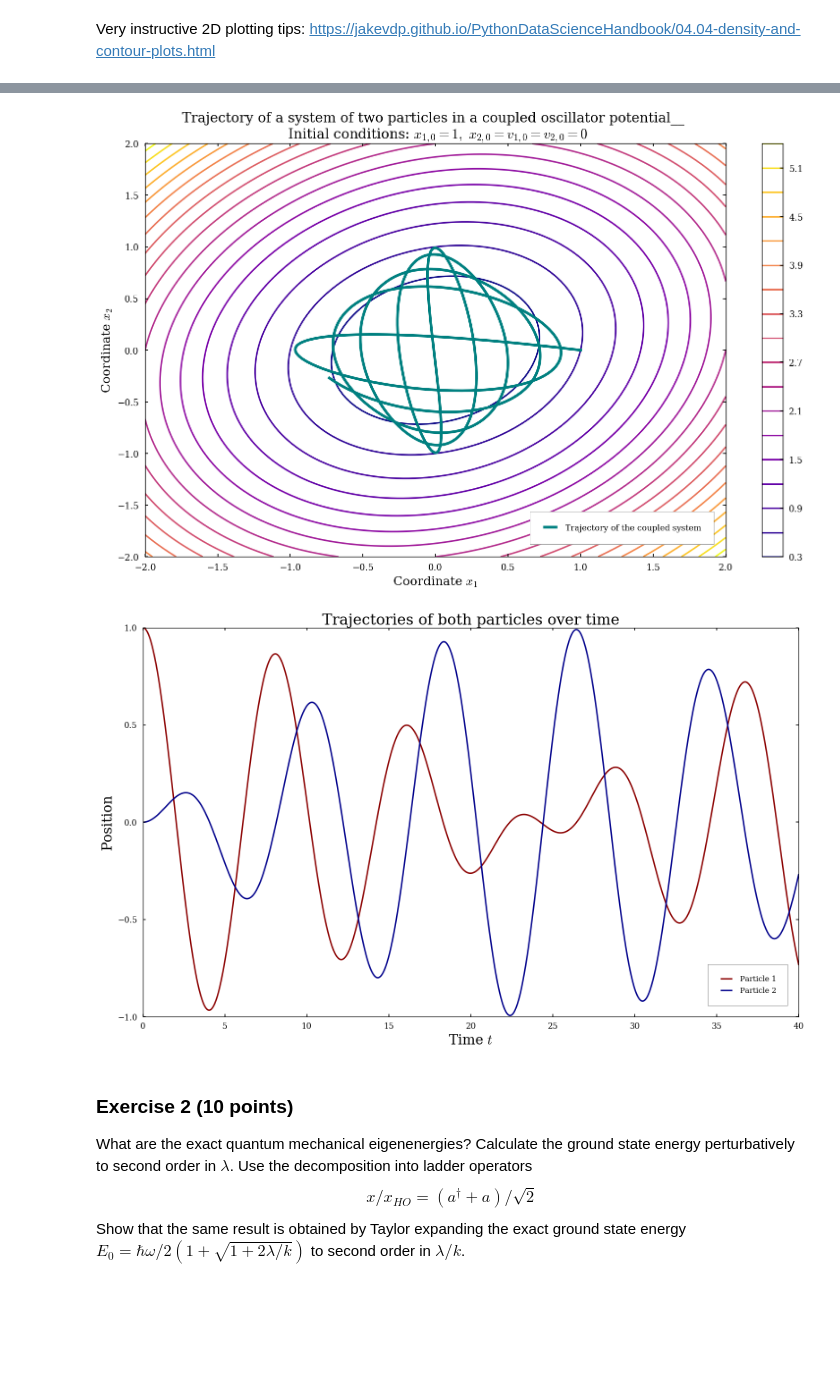
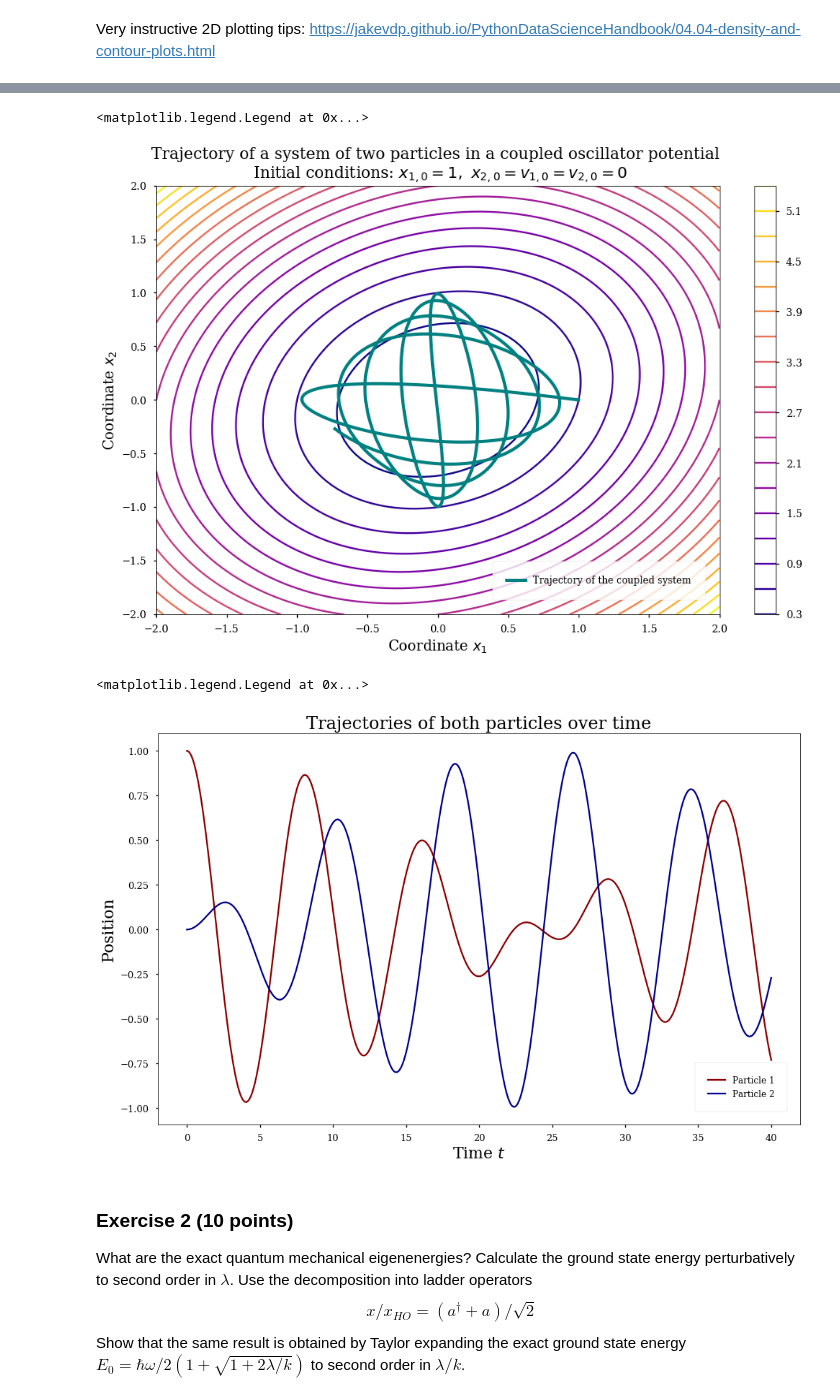
Before and after one commit to mathieukaltschmidt/Computational-Quantum-Dynamics, a Jupyter notebook: Exercise sheet 3/exercise3_Mathieu-Kaltschmidt_Carl-von-Randow.ipynb, the cells around one changed output, grey strips where cells are left out. Cells and saved outputs as stored; diff of their text form; code cells hidden in the pictures; blank space fills up the shorter version.

```diff
--- a/Exercise sheet 3/exercise3_Mathieu-Kaltschmidt_Carl-von-Randow.ipynb
+++ b/Exercise sheet 3/exercise3_Mathieu-Kaltschmidt_Carl-von-Randow.ipynb
@@ -49,7 +102,7 @@ x1=np.linspace(-2,2,100)
 x2=np.linspace(-2,2,100)
 
 #some parameters
-(m, k, const)  = (1, 1, 0.2)
+(m, k, hbar, omega, const)  = (1, 1, 1, 1, 0.2)
 
 #initial conditions
 (x10, v10) = (1, 0)
@@ -57,19 +110,19 @@ x2=np.linspace(-2,2,100)
 # %%
 #Implementing the solution for the trajectories
 def trajectories(x1,v1,x2,v2,t):
-    x_rel = (x1-x2)
-    omega_rel = np.sqrt((k+2*const)/(2*m))
+    x_rel = (x1 - x2)
+    omega_rel = np.sqrt((k + 2*const)/(2*m))
     omega_cm = np.sqrt(k/(2*m))
 
     #defining the known prefactors
-    A= x_rel
-    B=(v1-v2)/ omega_rel
+    C_rel = x_rel
+    S_rel =(v1 - v2) / omega_rel
 
-    C= x1+x2
-    D=(v1+v2)/omega_cm
+    C_CM = 0.5 * (x1 + x2)
+    S_CM =(v1 + v2) / (2 * omega_cm)
 
-    x1=(C*np.cos(omega_cm*t)+D*np.sin(omega_cm*t)+(A*np.cos(omega_rel*t)+B*np.sin(omega_rel*t))) / 2
-    x2=(C*np.cos(omega_cm*t)+D*np.sin(omega_cm*t)-(A*np.cos(omega_rel*t)+B*np.sin(omega_rel*t)))/ 2
+    x1=C_CM*np.cos(omega_cm*t) + S_CM*np.sin(omega_cm*t) + ((C_rel*np.cos(omega_rel*t) + S_rel*np.sin(omega_rel*t)))/2
+    x2=C_CM*np.cos(omega_cm*t) + S_CM*np.sin(omega_cm*t) - ((C_rel*np.cos(omega_rel*t) + S_rel*np.sin(omega_rel*t)))/2
 
     return x1, x2
 # %%
@@ -99,17 +152,14 @@ particle1, particle2 = trajectories(x10,v10,x20,v20,time)
 # %%
 #Plotting the trajectories in the total potential
 plt.plot(particle1, particle2, color='teal', linewidth = 4, label = 'Trajectory of the coupled system')
 density_plot(x1,x2,V_total,const)
-plt.title('Trajectory of a system of two particles in a coupled oscillator potential__ \n Initial conditions: $x_{1,0} = 1, \ x_{2,0} = v_{1,0} = v_{2,0} = 0$', size = 20)
+plt.title('Trajectory of a system of two particles in a coupled oscillator potential \n Initial conditions: $x_{1,0} = 1, \ x_{2,0} = v_{1,0} = v_{2,0} = 0$', size = 20)
 plt.xlabel('Coordinate $x_1$', size = 18)
 plt.ylabel('Coordinate $x_2$', size = 18)
 plt.legend(frameon=True,fontsize='large', borderpad=1.5, borderaxespad=1.5,loc='lower right')
-
-#Saving the result
-plt.tight_layout()
-plt.savefig('Plots/trajectory_in_potential.pdf', format='PDF')
 # %% [output]
+<matplotlib.legend.Legend at 0x...>
-[figure, old version]
+[figure, new version]
 # %%
 #Plotting both trajectories as a function of time
 plt.plot(time, particle1, label="Particle 1", color = 'darkred')
@@ -118,12 +168,9 @@ plt.ylabel("Position", size = 22)
 plt.xlabel("Time $t$", size = 22)
 plt.title("Trajectories of both particles over time", size = 24)
 plt.legend(frameon=True,fontsize='large', borderpad=1.5, borderaxespad=1.5,loc='best')
-
-#Saving the result
-plt.tight_layout()
-plt.savefig('Plots/trajectories.pdf', format='PDF')
 # %% [output]
+<matplotlib.legend.Legend at 0x...>
-[figure, old version]
+[figure, new version]
 # %% [markdown]
 ### Exercise 2 (10 points)
 
```
Also changed, not shown: parts of 20 cells of this notebook, 5 other files.
